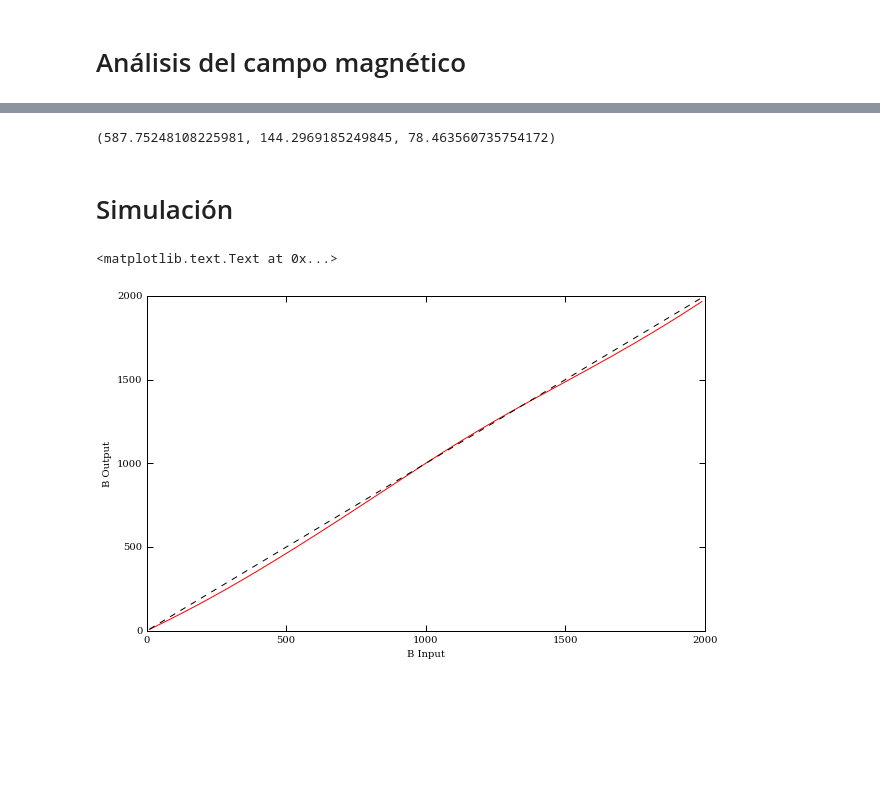
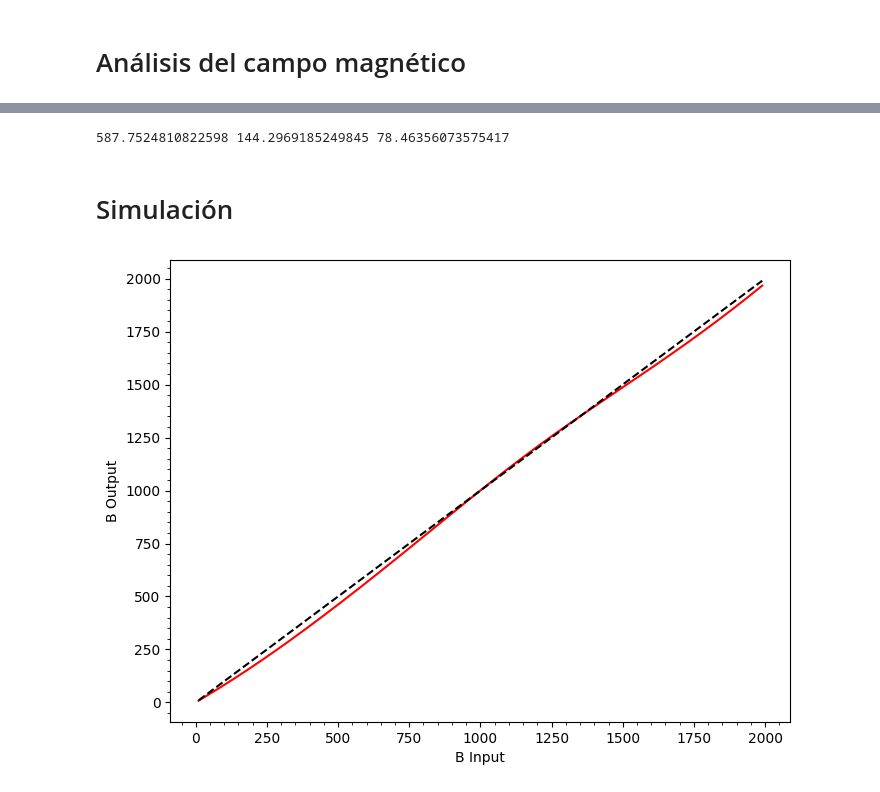
Before and after one commit to cdiazbas/LMpyMilne, a Jupyter notebook: Notebooks/WFaprox.ipynb, the cells around one changed output, grey strips where cells are left out. Cells and saved outputs as stored; diff of their text form; code cells hidden in the pictures; blank space fills up the shorter version.

```diff
--- a/Notebooks/WFaprox.ipynb
+++ b/Notebooks/WFaprox.ipynb
@@ -27,7 +29,7 @@ ddop = 0.05                     # Anchura Doppler
 S_0=0.4                         # Ordenada de la funcion fuente
 S_1=0.5                         # Gradiente de la funcion fuente
 
-param = paramLine(nlinea)
+param = paramLine(nlinea, linefile='../LINEAS.txt')
 stokes = stokesSyn(param,x,B,thetaB,phiB,vlos,eta0,a,ddop,S_0,S_1)
 for i in range(4):
     plt.subplot(2,2,i+1)
@@ -54,7 +56,7 @@ print('Valores iniciales:', B, thetaB*180/np.pi, phiB*180/np.pi)
 iB, ithetaB, iphiB = initialConditions(stokes,nlinea,x,param)
 print(iB, ithetaB*180/np.pi, iphiB*180/np.pi)
 # %% [output]
-(587.75248108225981, 144.2969185249845, 78.463560735754172)
+587.7524810822598 144.2969185249845 78.46356073575417
 # %% [markdown]
 # Simulación
 # %%
@@ -62,14 +64,15 @@ campoArray= np.arange(10, 2000, 10)
 # %%
 outArray = []
 for B in (campoArray):
     stokes = stokesSyn(param,x,B,thetaB,phiB,vlos,eta0,a,ddop,S_0,S_1)
     iB, igamma, ixi = initialConditions(stokes,nlinea,x,param)
     outArray.append(iB)
 
+plt.figure(figsize=(8,6))
 plt.plot(campoArray,outArray,'r-')
 plt.plot(campoArray,campoArray,'k--')
 plt.xlabel('B Input')
 plt.ylabel('B Output')
+plt.minorticks_on()
 # %% [output]
-<matplotlib.text.Text at 0x...>
-[figure, old version]
+[figure, new version]
```
Also changed, not shown: parts of 3 cells of this notebook, 6 other files.
